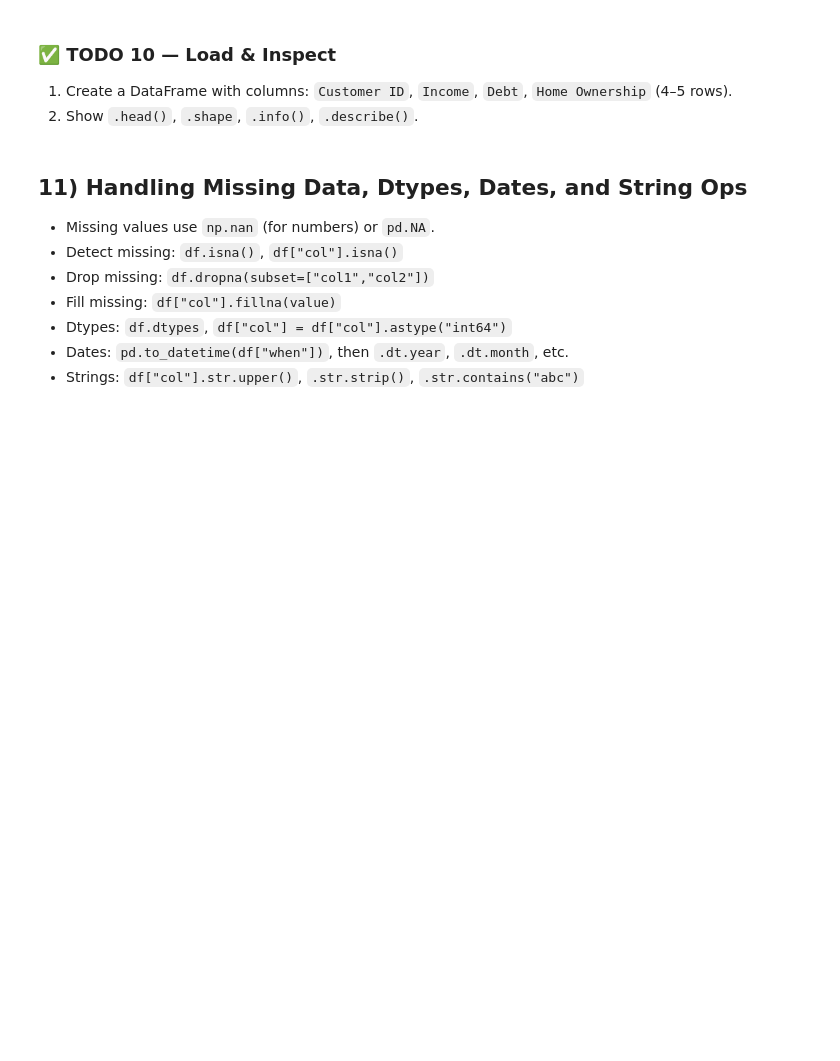
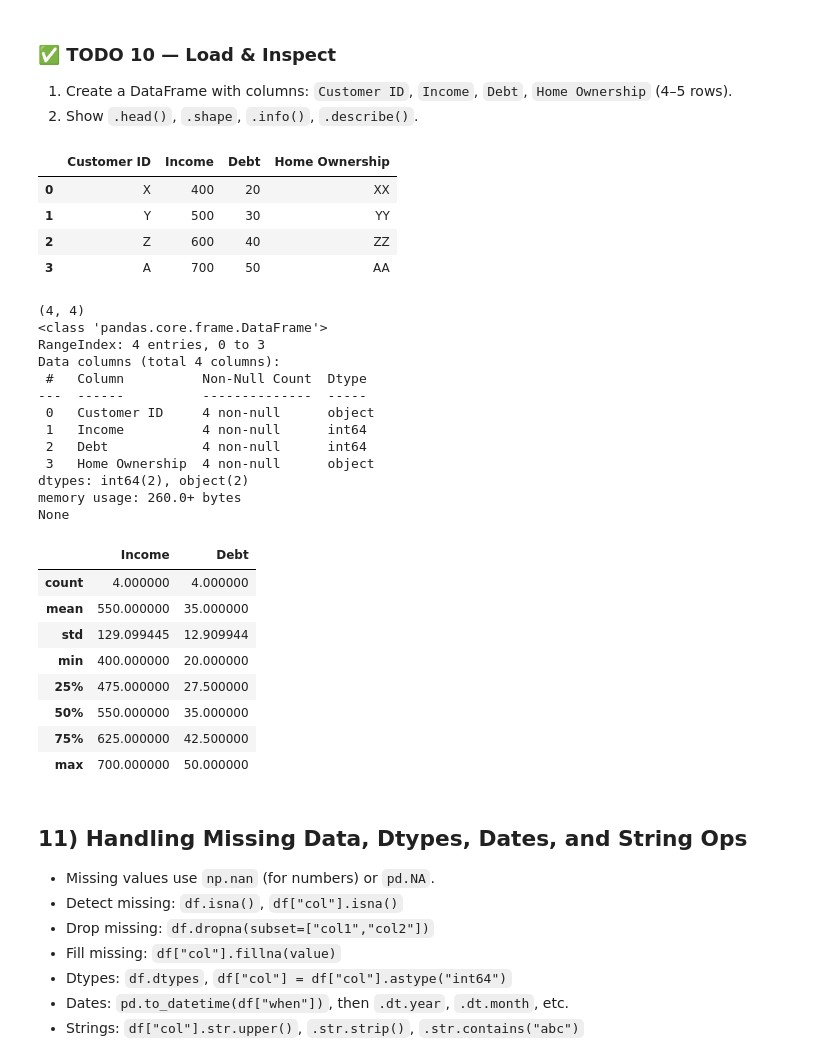
Before and after one commit to ojaswinil/loan-risk, a Jupyter notebook: python_numpy_pandas_tutorial.ipynb, the cells around one changed output. Drawn from its saved outputs; the diff is of its cells as text; code cells hidden in the pictures; blank space fills up the shorter version.

```diff
--- a/python_numpy_pandas_tutorial.ipynb
+++ b/python_numpy_pandas_tutorial.ipynb
@@ -491,6 +491,45 @@ memory usage: 228.0+ bytes
 2. Show `.head()`, `.shape`, `.info()`, `.describe()`.
 # %%
 # TODO 10 — Your code here
+
+import pandas as pd
+
+df = pd.DataFrame({"Customer ID":["X","Y","Z","A"],
+                   "Income":[400,500,600,700],
+                   "Debt":[20,30,40,50],
+                   "Home Ownership":["XX","YY","ZZ","AA"]})
+display(df.head())
+print(df.shape)
+print(df.info())
+display(df.describe())
+# %% [output]
+|  | Customer ID | Income | Debt | Home Ownership |
+| 0 | X | 400 | 20 | XX |
+| 1 | Y | 500 | 30 | YY |
+| 2 | Z | 600 | 40 | ZZ |
+| 3 | A | 700 | 50 | AA |
+(4, 4)
+<class 'pandas.core.frame.DataFrame'>
+RangeIndex: 4 entries, 0 to 3
+Data columns (total 4 columns):
+ #   Column          Non-Null Count  Dtype
+---  ------          --------------  -----
+ 0   Customer ID     4 non-null      object
+ 1   Income          4 non-null      int64
+ 2   Debt            4 non-null      int64
+ 3   Home Ownership  4 non-null      object
+dtypes: int64(2), object(2)
+memory usage: 260.0+ bytes
+None
+|  | Income | Debt |
+| count | 4.000000 | 4.000000 |
+| mean | 550.000000 | 35.000000 |
+| std | 129.099445 | 12.909944 |
+| min | 400.000000 | 20.000000 |
+| 25% | 475.000000 | 27.500000 |
+| 50% | 550.000000 | 35.000000 |
+| 75% | 625.000000 | 42.500000 |
+| max | 700.000000 | 50.000000 |
 # %% [markdown]
 ## 11) Handling Missing Data, Dtypes, Dates, and String Ops
 
```
